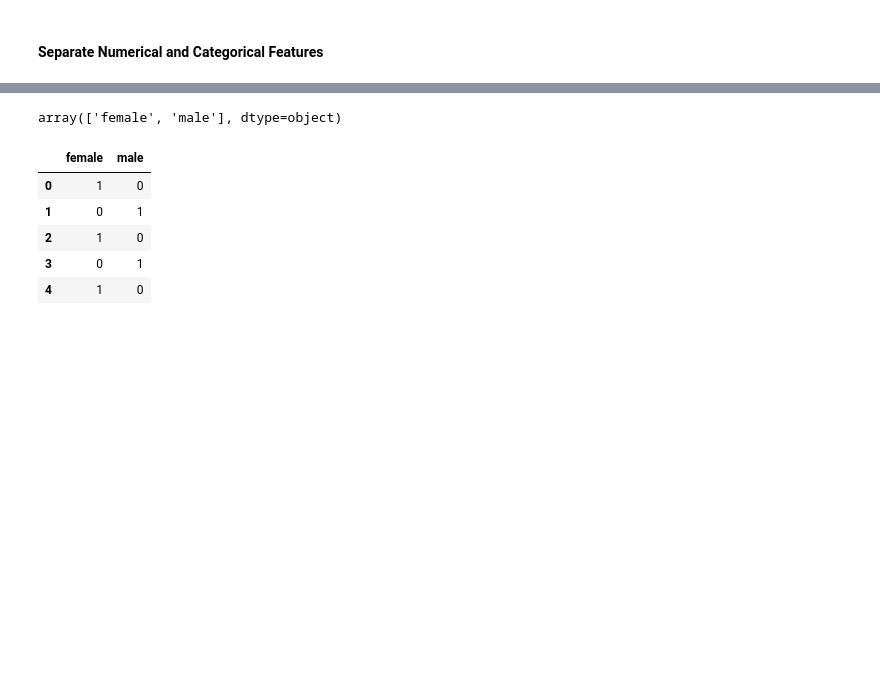
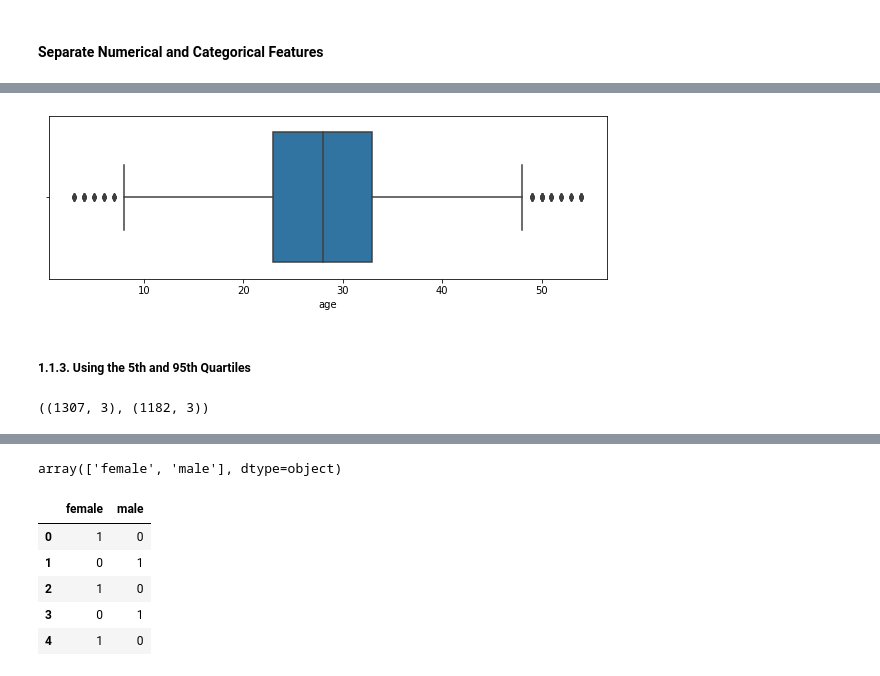
Before and after one commit to jtupitza-msft/edsp-mentoring-program, a Jupyter notebook: 04-Feature-Engineering.ipynb, the cells around one changed output, grey strips where cells are left out. Cells and saved outputs as stored; diff of their text form; code cells hidden in the pictures; blank space fills up the shorter version.

```diff
--- a/04-Feature-Engineering.ipynb
+++ b/04-Feature-Engineering.ipynb
@@ -47,0 +148,6 @@ Features: 5 Numerical, and 4 Categorical
+# %%
+def iqr_bounds(df, col, distance):
+    IQR = df[col].quantile(0.75) - df[col].quantile(0.25)
+    lbound = df[col].quantile(0.25) - (IQR * distance)
+    ubound = df[col].quantile(0.75) + (IQR * distance)
+    return ubound, lbound
@@ -47,0 +164,8 @@ Features: 5 Numerical, and 4 Categorical
+# %%
+plt.figure(figsize=(10,3))
+sns.boxplot(x=df_trimmed.age)
+plt.show()
+# %% [output]
+[figure, added]
+# %% [markdown]
+##### 1.1.3. Using the 5th and 95th Quartiles
@@ -47,0 +177,10 @@ Features: 5 Numerical, and 4 Categorical
+# %%
+df_copy = df[numerical_cols].copy()
+
+age_ubound, age_lbound = arb_bounds(df_copy, 'age')
+outliers_age = np.where(df_copy.age > age_ubound, True, np.where(df_copy.age < age_lbound, True, False))
+
+df_trimmed = df_copy.loc[~outliers_age]
+df_copy.shape, df_trimmed.shape
+# %% [output]
+((1307, 3), (1182, 3))
```
Also changed, not shown: parts of 118 cells of this notebook.
